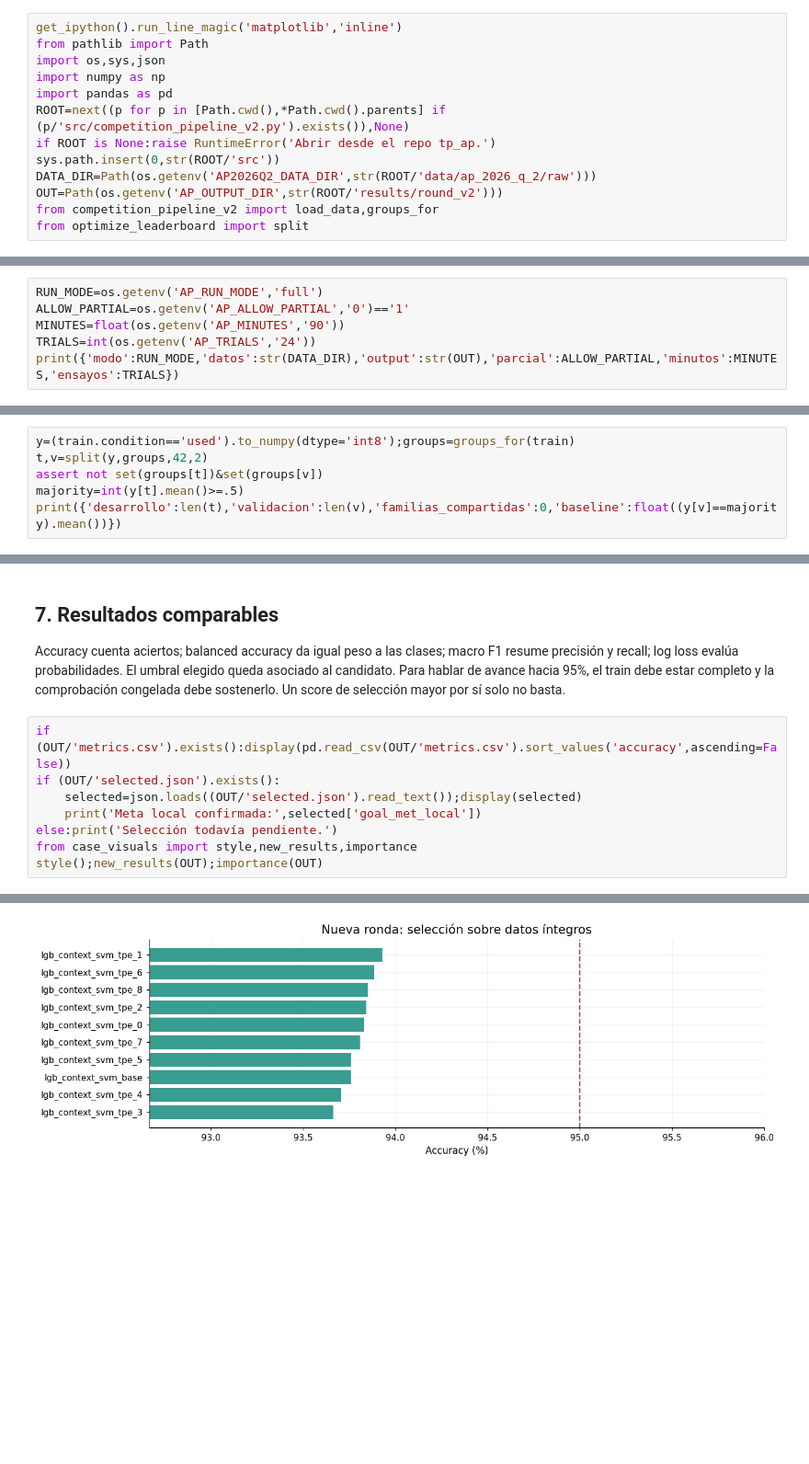
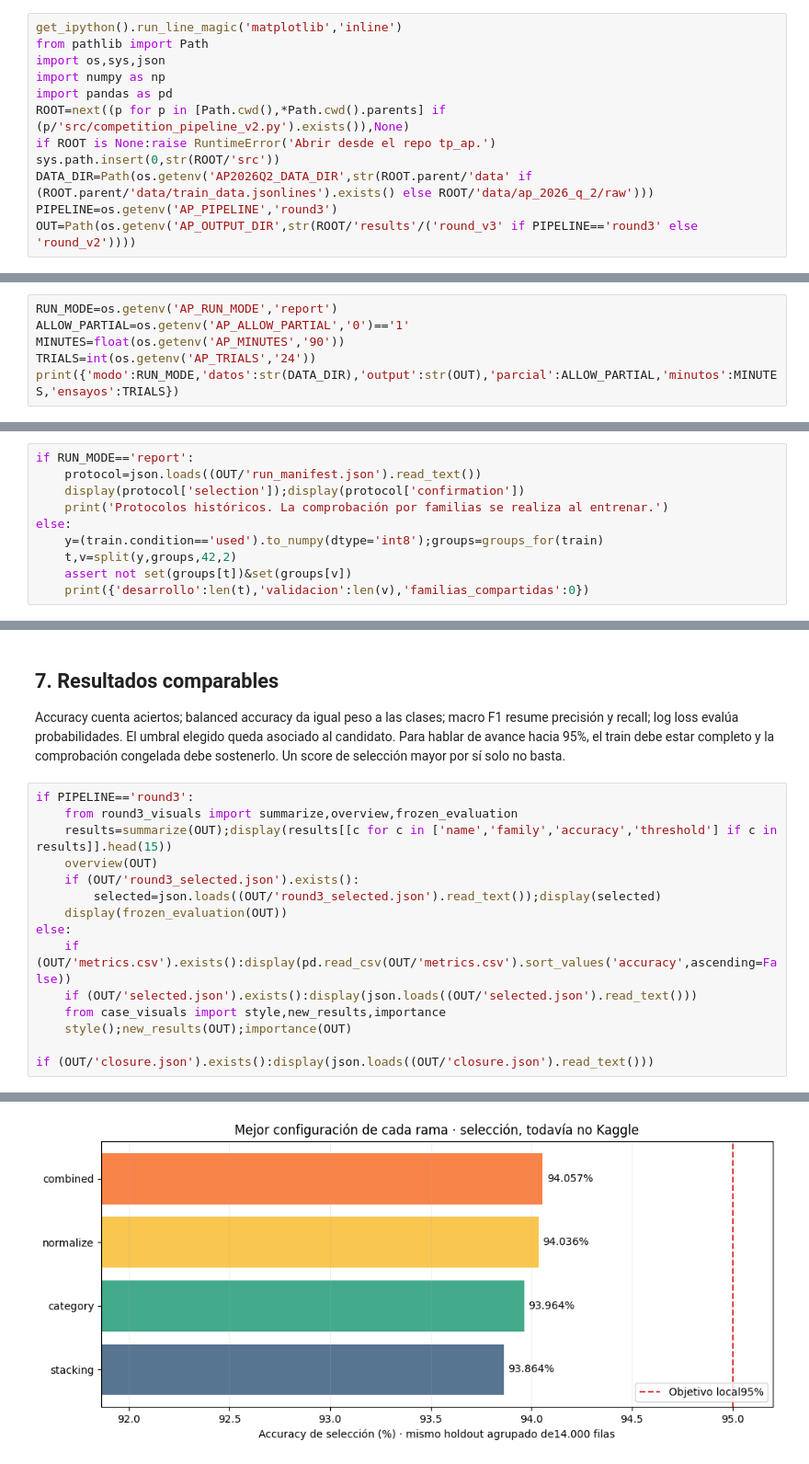
Before and after one commit to arirakowitba/tp_ap, a Jupyter notebook: notebooks/21_maestro_pipeline.ipynb, the cells around one changed output, grey strips where cells are left out. Shown at 92% size. Saved outputs shown, nothing was run; the diff lists cells and outputs as text; blank space fills up the shorter version.

Commit message:
Close interrupted complementary round, recover frozen baseline and publish verified report notebooks

```diff
--- a/notebooks/21_maestro_pipeline.ipynb
+++ b/notebooks/21_maestro_pipeline.ipynb
@@ -16,9 +15,8 @@ import pandas as pd
 ROOT=next((p for p in [Path.cwd(),*Path.cwd().parents] if (p/'src/competition_pipeline_v2.py').exists()),None)
 if ROOT is None:raise RuntimeError('Abrir desde el repo tp_ap.')
 sys.path.insert(0,str(ROOT/'src'))
-DATA_DIR=Path(os.getenv('AP2026Q2_DATA_DIR',str(ROOT/'data/ap_2026_q_2/raw')))
-OUT=Path(os.getenv('AP_OUTPUT_DIR',str(ROOT/'results/round_v2')))
-from competition_pipeline_v2 import load_data,groups_for
-from optimize_leaderboard import split
+DATA_DIR=Path(os.getenv('AP2026Q2_DATA_DIR',str(ROOT.parent/'data' if (ROOT.parent/'data/train_data.jsonlines').exists() else ROOT/'data/ap_2026_q_2/raw')))
+PIPELINE=os.getenv('AP_PIPELINE','round3')
+OUT=Path(os.getenv('AP_OUTPUT_DIR',str(ROOT/'results'/('round_v3' if PIPELINE=='round3' else 'round_v2'))))
 # %% [markdown]
 ## 2. Configuración explícita
@@ -28,5 +24,5 @@ El controlador limita el proceso a 90 minutos. Si se agota el tiempo, conserva r
 # %%
-RUN_MODE=os.getenv('AP_RUN_MODE','full')
+RUN_MODE=os.getenv('AP_RUN_MODE','report')
 ALLOW_PARTIAL=os.getenv('AP_ALLOW_PARTIAL','0')=='1'
 MINUTES=float(os.getenv('AP_MINUTES','90'))
 TRIALS=int(os.getenv('AP_TRIALS','24'))
@@ -58,9 +53,13 @@ Train: (70000, 45) Test: (30000, 44)
 Cada `parent_item_id` identifica una familia que permanece en un solo lado del split. Si falta, la clave individual incluye el ID de fila. El mismo vendedor puede estar en ambos lados; no evaluamos aquí vendedores totalmente nuevos.
 Nueva ronda: 80/20, semilla 42; comprobación: 80/20, semilla 731. El histórico de selección usó 70/30.
 # %%
-y=(train.condition=='used').to_numpy(dtype='int8');groups=groups_for(train)
-t,v=split(y,groups,42,2)
-assert not set(groups[t])&set(groups[v])
-majority=int(y[t].mean()>=.5)
-print({'desarrollo':len(t),'validacion':len(v),'familias_compartidas':0,'baseline':float((y[v]==majority).mean())})
+if RUN_MODE=='report':
+    protocol=json.loads((OUT/'run_manifest.json').read_text())
+    display(protocol['selection']);display(protocol['confirmation'])
+    print('Protocolos históricos. La comprobación por familias se realiza al entrenar.')
+else:
+    y=(train.condition=='used').to_numpy(dtype='int8');groups=groups_for(train)
+    t,v=split(y,groups,42,2)
+    assert not set(groups[t])&set(groups[v])
+    print({'desarrollo':len(t),'validacion':len(v),'familias_compartidas':0})
 # %% [output]
@@ -107,11 +115,18 @@ Modo reporte: no se entrenaron modelos en esta celda.
 Accuracy cuenta aciertos; balanced accuracy da igual peso a las clases; macro F1 resume precisión y recall; log loss evalúa probabilidades. El umbral elegido queda asociado al candidato.
 Para hablar de avance hacia 95%, el train debe estar completo y la comprobación congelada debe sostenerlo. Un score de selección mayor por sí solo no basta.
 # %%
-if (OUT/'metrics.csv').exists():display(pd.read_csv(OUT/'metrics.csv').sort_values('accuracy',ascending=False))
-if (OUT/'selected.json').exists():
-    selected=json.loads((OUT/'selected.json').read_text());display(selected)
-    print('Meta local confirmada:',selected['goal_met_local'])
-else:print('Selección todavía pendiente.')
-from case_visuals import style,new_results,importance
-style();new_results(OUT);importance(OUT)
+if PIPELINE=='round3':
+    from round3_visuals import summarize,overview,frozen_evaluation
+    results=summarize(OUT);display(results[[c for c in ['name','family','accuracy','threshold'] if c in results]].head(15))
+    overview(OUT)
+    if (OUT/'round3_selected.json').exists():
+        selected=json.loads((OUT/'round3_selected.json').read_text());display(selected)
+    display(frozen_evaluation(OUT))
+else:
+    if (OUT/'metrics.csv').exists():display(pd.read_csv(OUT/'metrics.csv').sort_values('accuracy',ascending=False))
+    if (OUT/'selected.json').exists():display(json.loads((OUT/'selected.json').read_text()))
+    from case_visuals import style,new_results,importance
+    style();new_results(OUT);importance(OUT)
+
+if (OUT/'closure.json').exists():display(json.loads((OUT/'closure.json').read_text()))
 # %% [output]
@@ -130 +185 @@ Selección todavía pendiente.
-[figure, old version]
+[figure, new version]
```
Also changed, not shown: parts of 11 cells of this notebook, 17 other files.
